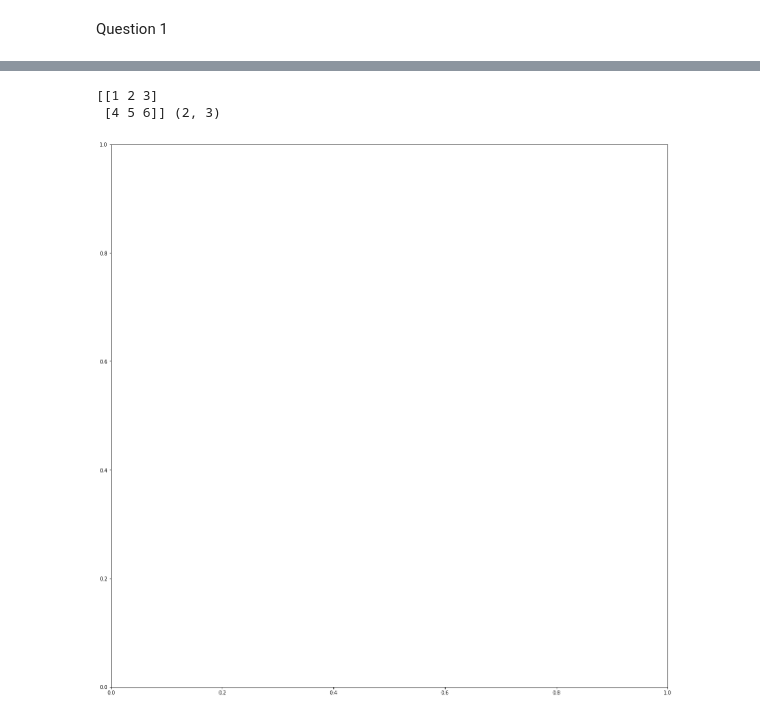
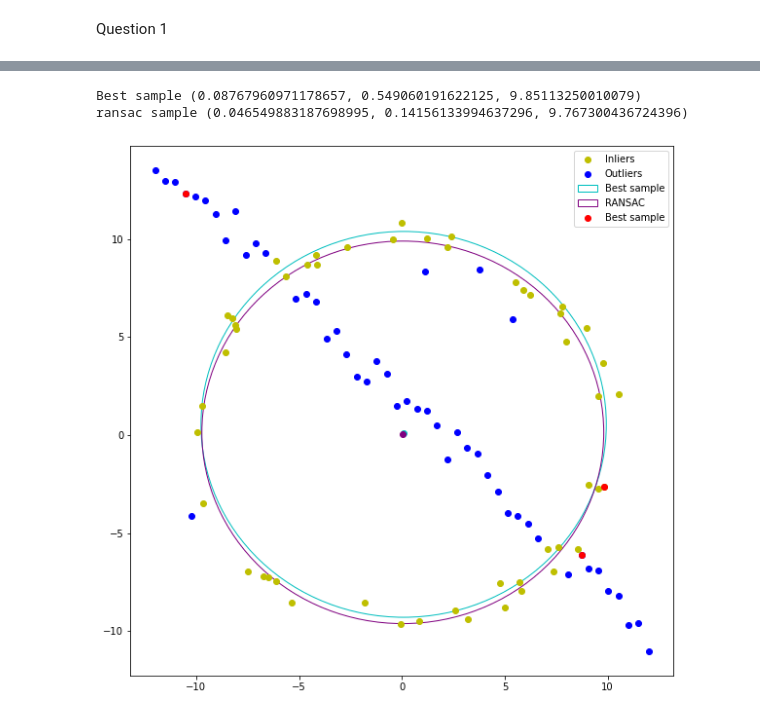
Before and after one commit to dulmi-99/Image-Processing-and-Machine-Vision, a Jupyter notebook: Assignments/Assignment 2/190107T_a02.ipynb, the cells around one changed output, grey strips where cells are left out. Drawn from its saved outputs; the diff is of its cells as text; code cells hidden in the pictures.

```diff
--- a/Assignments/Assignment 2/190107T_a02.ipynb
+++ b/Assignments/Assignment 2/190107T_a02.ipynb
@@ -35,12 +33,0 @@ ax.plot(X[:,0],X[:,1],'+',color='b',label='Noisy points')
-# %%
-
-x = np.array([[1, 2, 3], [4, 5, 6]])
-type(x)
-print(x,x.shape)
-# %% [output]
-[[1 2 3]
- [4 5 6]] (2, 3)
-# %%
-fig,ax=plt.subplots(figsize=(20,20))
-# %% [output]
-[figure, removed]
@@ -46,0 +96,29 @@ fig,ax=plt.subplots(figsize=(20,20))
+# %%
+# finding the best sample
+best_samp=RANSAC(X[:,0],X[:,1],1,35)
+print("Best sample",best_samp.find_best_model())
+
+# RANSAC estimation using best sample
+ransac=RANSAC(np.array(best_samp.inliers)[:,0],np.array(best_samp.inliers)[:,1],1,35)
+print("ransac sample",ransac.find_best_model())
+# %% [output]
+Best sample (0.08767960971178657, 0.549060191622125, 9.85113250010079)
+ransac sample (0.046549883187698995, 0.14156133994637296, 9.767300436724396)
+# %%
+
+fig,ax=plt.subplots(figsize=(10,10))
+ax.plot(np.array(best_samp.inliers)[:,0],np.array(best_samp.inliers)[:,1],'o',color='y', label='Inliers')
+ax.plot(np.array(best_samp.outliers)[:,0],np.array(best_samp.outliers)[:,1],'o',color='b', label='Outliers')
+
+best_model_circle = plt.Circle((best_samp.best_model[0], best_samp.best_model[1]), best_samp.best_model[2], color='c',fill=False,label='Best sample')
+ax.add_patch(best_model_circle)
+ransac_circle = plt.Circle((ransac.best_model[0], ransac.best_model[1]), ransac.best_model[2], color='purple',fill=False,label='RANSAC')
+ax.add_patch(ransac_circle)
+
+ax.plot(np.array(best_samp.points)[:,0],np.array(best_samp.points)[:,1],'o',color='r', label='Best sample')
+ax.scatter(best_samp.best_model[0],best_samp.best_model[0],c='c')
+ax.scatter(ransac.best_model[0],ransac.best_model[0],c='purple')
+ax.legend()
+plt.show()
+# %% [output]
+[figure, added]
```
Also changed, not shown: parts of 2 cells of this notebook.
